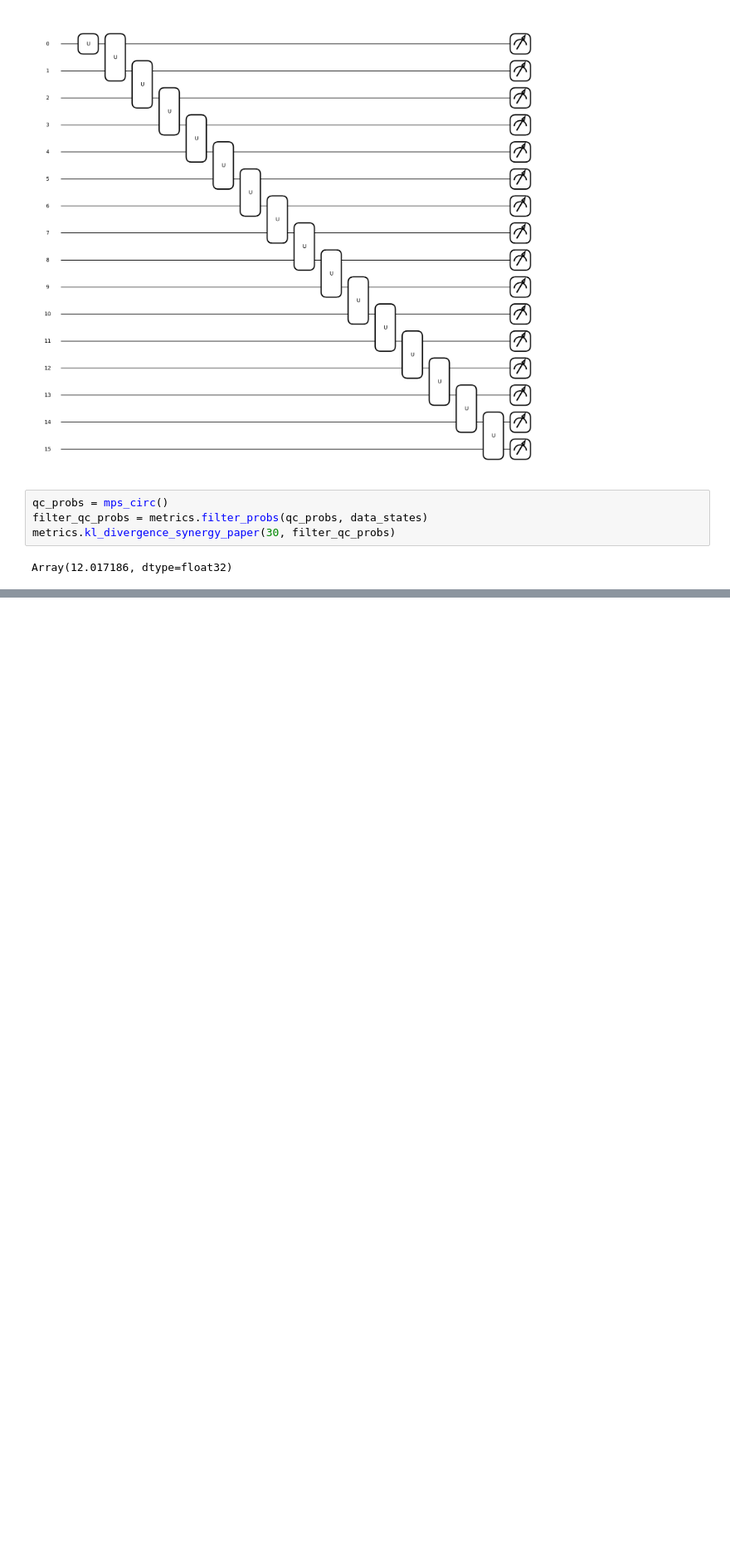
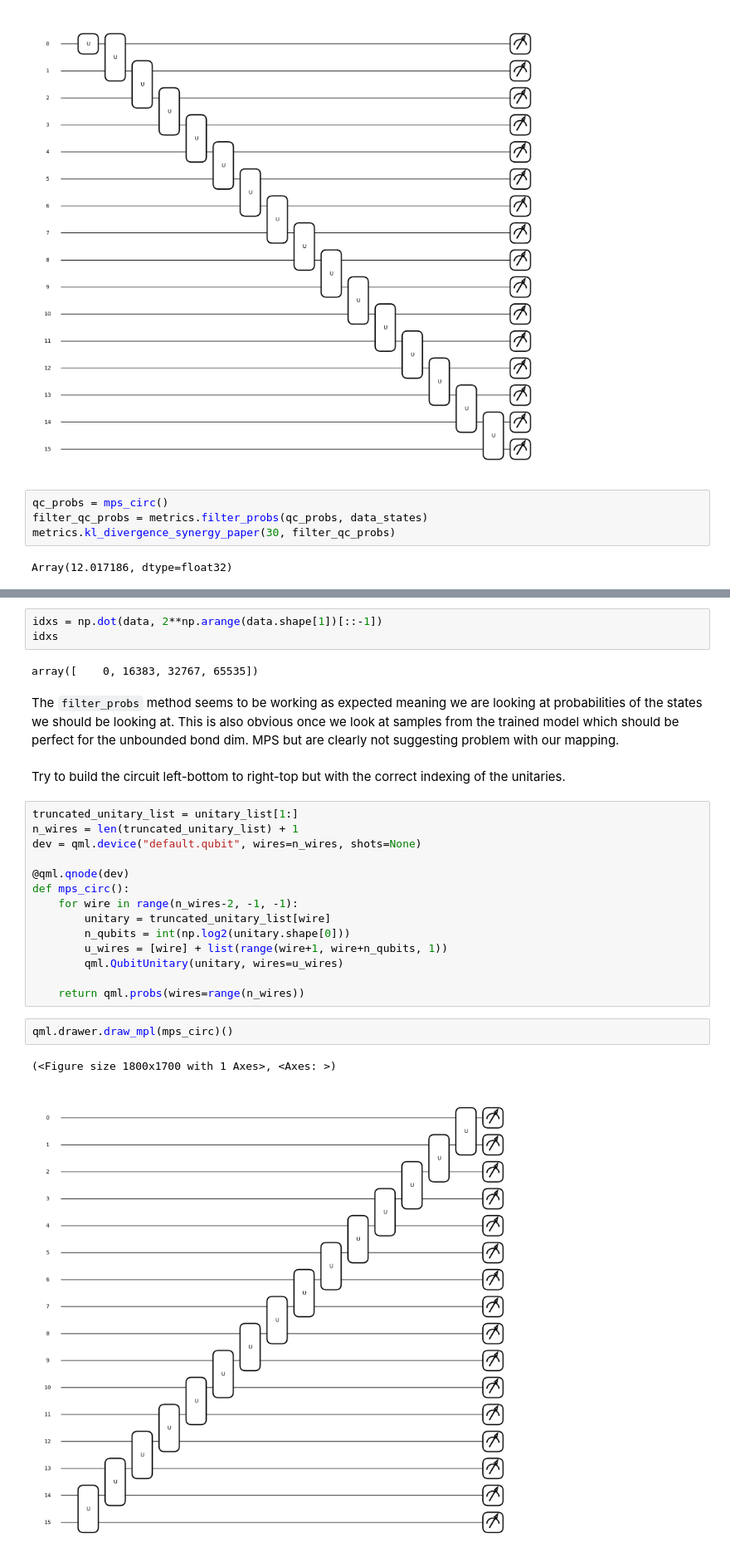
Before and after one commit to congzlwag/UnsupGenModbyMPS, a Jupyter notebook: sandbox/fixing-mps-to-qc-part-2.ipynb, the cells around one changed output, grey strips where cells are left out. Shown at 83% size. Drawn from its saved outputs; the diff is of its cells as text; blank space fills up the shorter version.

Commit message:
fixed mps to pqc mapping

```diff
--- a/sandbox/fixing-mps-to-qc-part-2.ipynb
+++ b/sandbox/fixing-mps-to-qc-part-2.ipynb
@@ -273,0 +303,28 @@ Array(12.017186, dtype=float32)
+# %%
+idxs = np.dot(data, 2**np.arange(data.shape[1])[::-1])
+idxs
+# %% [output]
+array([    0, 16383, 32767, 65535])
+# %% [markdown]
+The `filter_probs` method seems to be working as expected meaning we are looking at probabilities of the states we should be looking at. This is also obvious once we look at samples from the trained model which should be perfect for the unbounded bond dim. MPS but are clearly not suggesting problem with our mapping.
+# %% [markdown]
+Try to build the circuit left-bottom to right-top but with the correct indexing of the unitaries.
+# %%
+truncated_unitary_list = unitary_list[1:]
+n_wires = len(truncated_unitary_list) + 1
+dev = qml.device("default.qubit", wires=n_wires, shots=None)
+
+@qml.qnode(dev)
+def mps_circ():
+    for wire in range(n_wires-2, -1, -1):
+        unitary = truncated_unitary_list[wire]
+        n_qubits = int(np.log2(unitary.shape[0]))
+        u_wires = [wire] + list(range(wire+1, wire+n_qubits, 1))
+        qml.QubitUnitary(unitary, wires=u_wires)
+
+    return qml.probs(wires=range(n_wires))
+# %%
+qml.drawer.draw_mpl(mps_circ)()
+# %% [output]
+(<Figure size 1800x1700 with 1 Axes>, <Axes: >)
+[figure, added]
```
Also changed, not shown: parts of 22 cells of this notebook, 4 other files.
